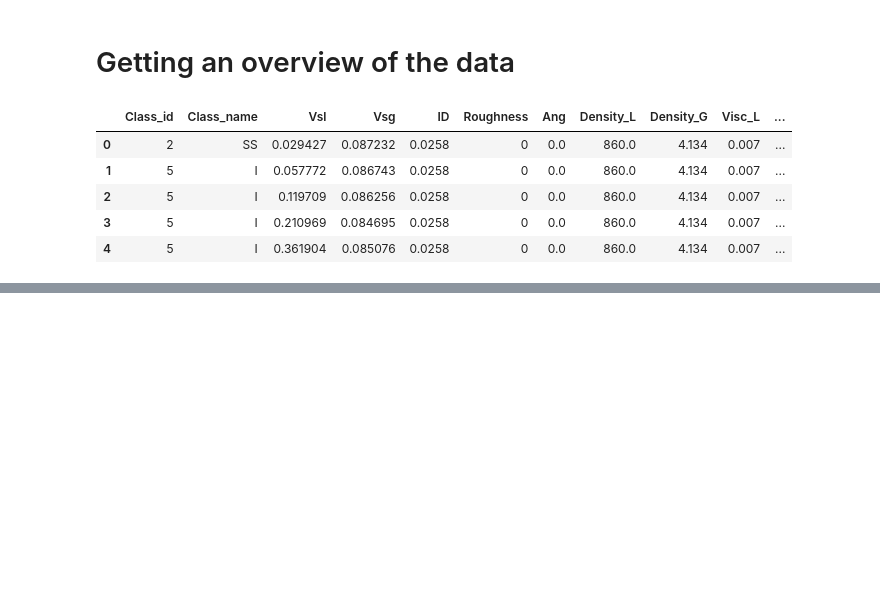
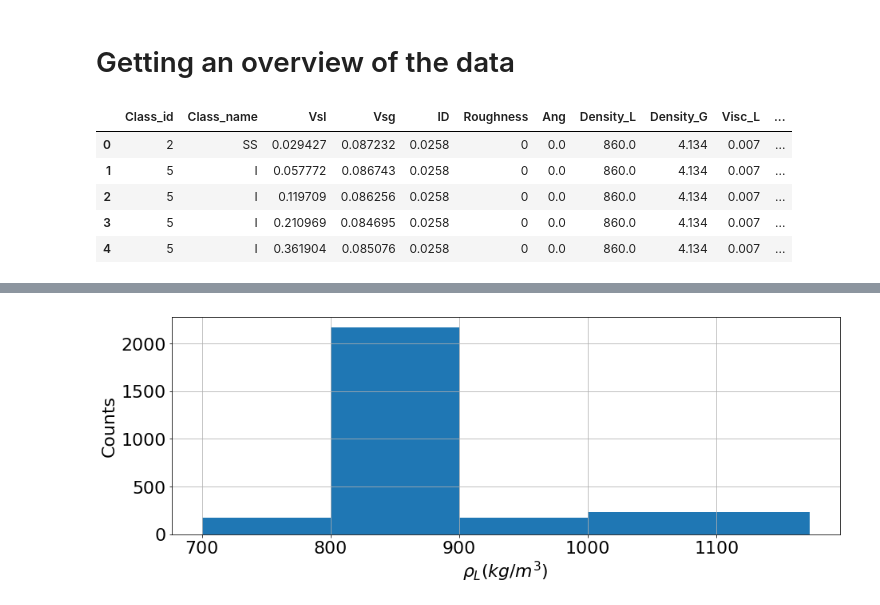
Before and after one commit to fredralm/TTK4260, a Jupyter notebook: L2/Petroleum2Phase.ipynb, the cells around one changed output, grey strips where cells are left out. Saved outputs shown, nothing was run; the diff lists cells and outputs as text; code cells hidden in the pictures; blank space fills up the shorter version.

```diff
--- a/L2/Petroleum2Phase.ipynb
+++ b/L2/Petroleum2Phase.ipynb
@@ -20,0 +58,12 @@ data.head()
+# %%
+bins =(700,800,900,1000,data['Density_L'].values.max())
+f=plt.figure(figsize=(15,5))
+plt.hist(data['Density_L'].values, bins, alpha=1.0)
+plt.ylabel('Counts',fontsize=22)
+plt.xlabel(r'$\rho_L(kg/m^3$)',fontsize=22)
+plt.grid()
+plt.xticks(fontsize=22)
+plt.yticks(fontsize=22)
+plt.show()
+# %% [output]
+[figure, added]
```
Also changed, not shown: parts of 10 cells of this notebook, 2 other files.
